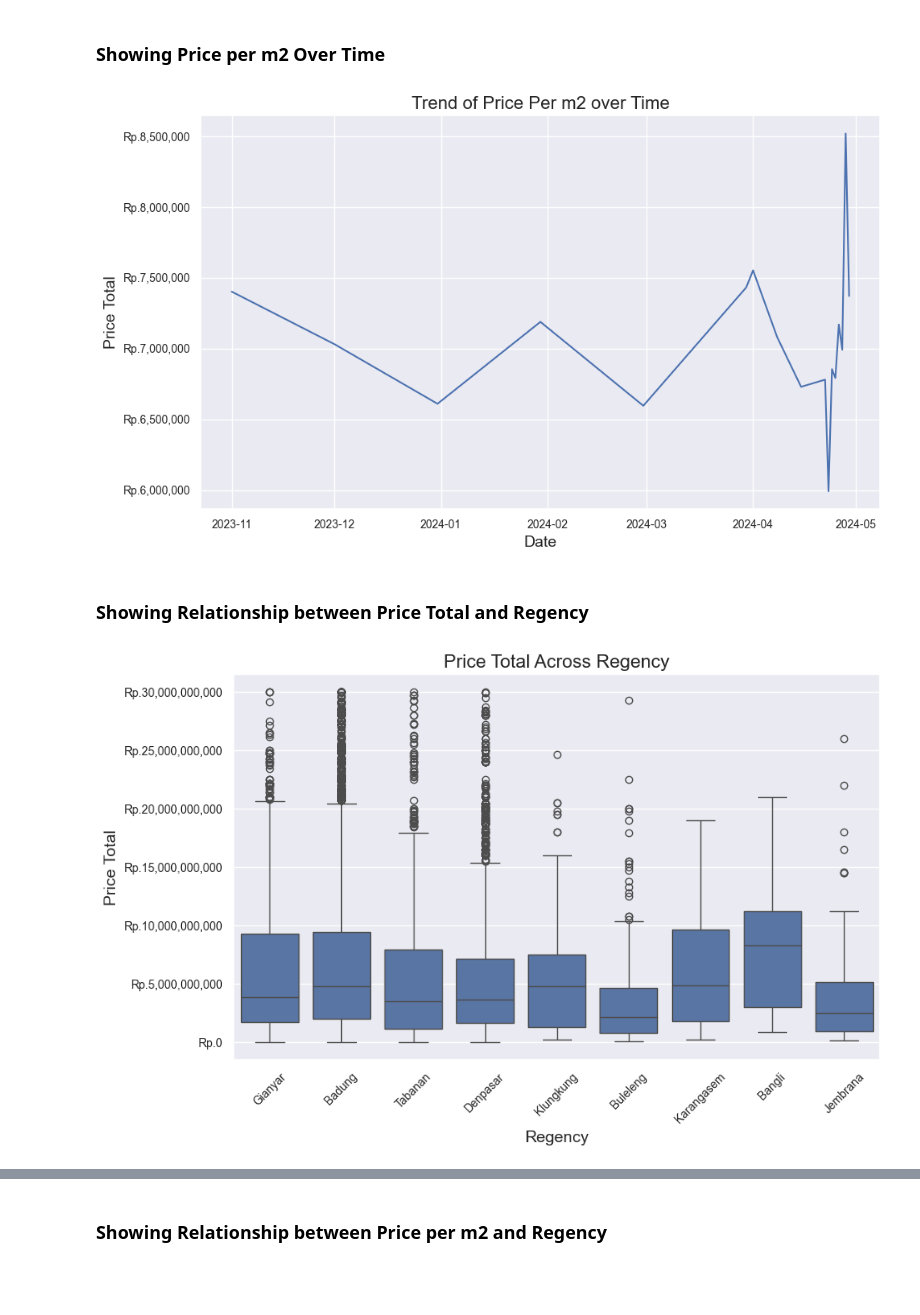
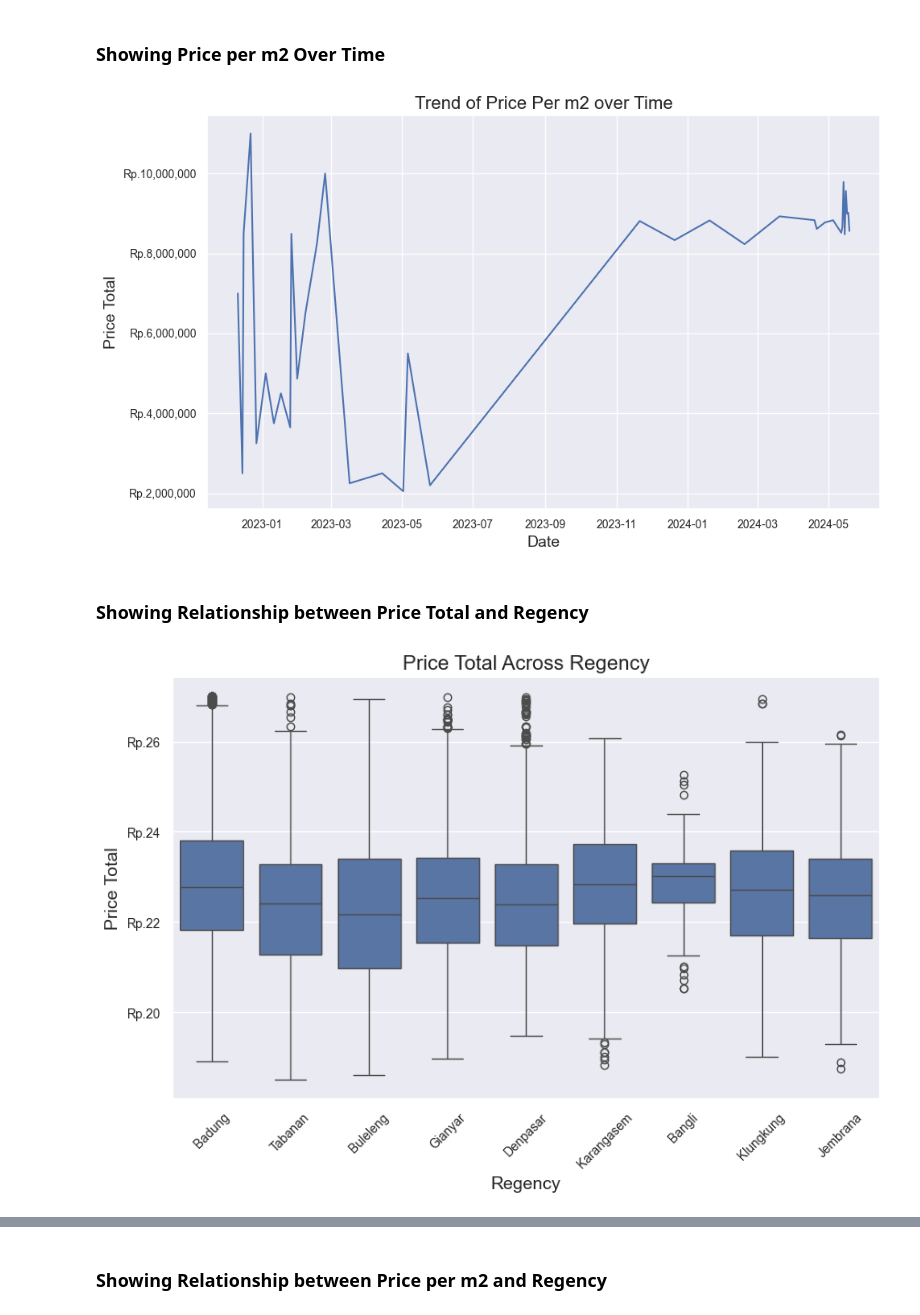
Before and after one commit to DwikaDyananda/Big-Data, a Jupyter notebook: notebooks/data_analysis.ipynb, the cells around one changed output, grey strips where cells are left out. Saved outputs shown, nothing was run; the diff lists cells and outputs as text; code cells hidden in the pictures; blank space fills up the shorter version.

```diff
--- a/notebooks/data_analysis.ipynb
+++ b/notebooks/data_analysis.ipynb
@@ -33,7 +33,7 @@ sys.path.append('..')
 
 from scripts import get_data_from_mongo
 # %%
-df_import = get_data_from_mongo.get_data_mongo('tanah_bali_clean')
+df_import = get_data_from_mongo.get_data_mongo('tanah_bali_clean_new')
 df_import = pd.DataFrame(df_import)
 # %% [output]
 ----------------------------------------------
@@ -204,7 +207,7 @@ plt.show()
 ### Showing Price per m2 Over Time
 # %%
 plt.figure(figsize=(10, 6))
-sns.lineplot(x='Date', y='Price per m2', data=df, errorbar=None)
+sns.lineplot(x='date', y='price_per_m2', data=df, errorbar=None)
 plt.title('Trend of Price Per m2 over Time')
 plt.xlabel('Date')
 plt.ylabel('Price Total')
@@ -212,18 +215,18 @@ plt.gca().yaxis.set_major_formatter(formatter)
 plt.tight_layout()
 plt.show()
 # %% [output]
-[figure, old version]
+[figure, new version]
 # %% [markdown]
 ### Showing Relationship between Price Total and Regency
 # %%
 plt.figure(figsize=(10, 6))
-sns.boxplot(x='Regency', y='Price Total', data=df)
+sns.boxplot(x='regency', y='log_price_total', data=df)
 plt.title('Price Total Across Regency')
 plt.xlabel('Regency')
 plt.ylabel('Price Total')
 plt.xticks(rotation=45)
 plt.gca().yaxis.set_major_formatter(formatter)
 plt.show()
 # %% [output]
-[figure, old version]
+[figure, new version]
 # %%
```
Also changed, not shown: parts of 45 cells of this notebook, 3 other files.
